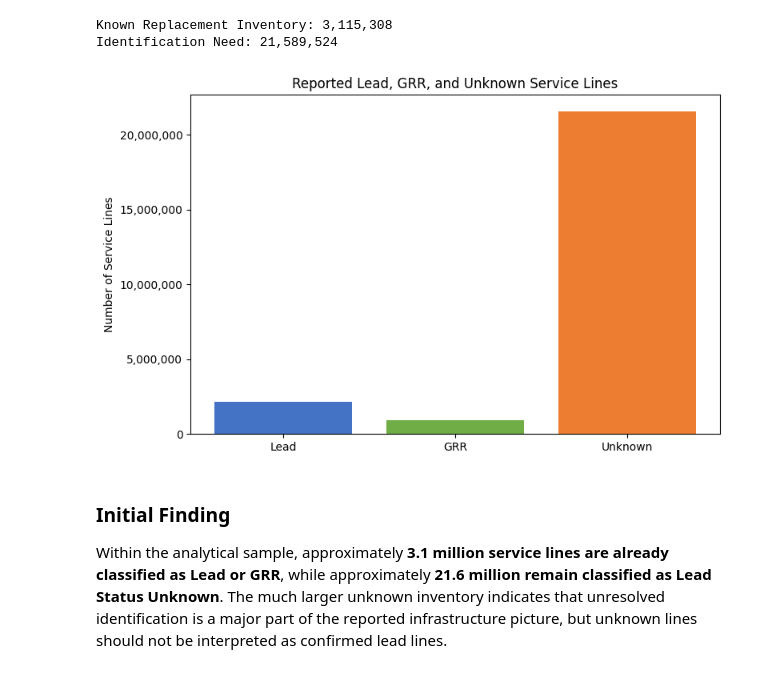
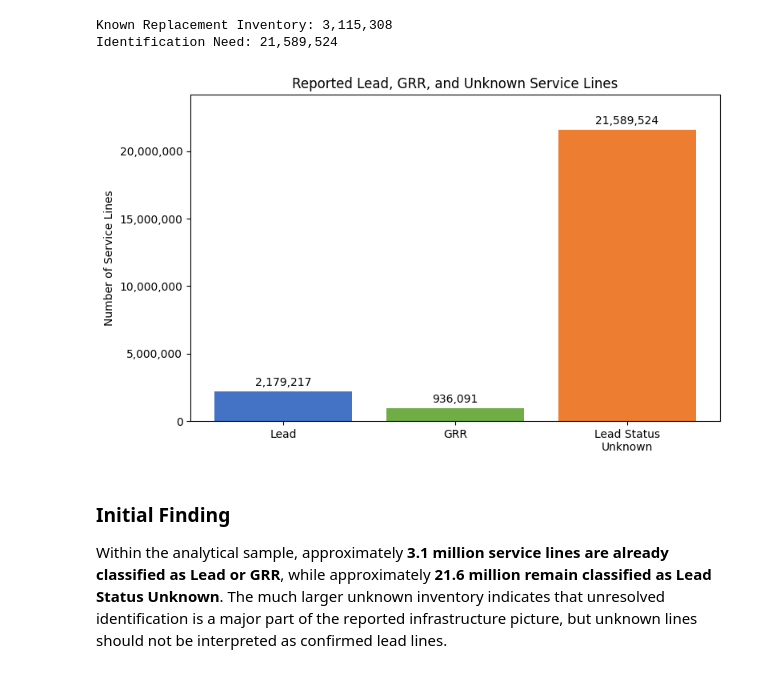
Before and after one commit to drat-git/xylem-lead-service-line-analysis, a Jupyter notebook: Lead_Service_Line_Analysis.ipynb, the cells around one changed output. Saved outputs shown, nothing was run; the diff lists cells and outputs as text; code cells hidden in the pictures.

```diff
--- a/Lead_Service_Line_Analysis.ipynb
+++ b/Lead_Service_Line_Analysis.ipynb
@@ -170,5 +170,7 @@ df = raw_df.copy()
 # %%
-df = df[df["PWS Type"] == "Community water system"].copy()
+df = raw_df[
+    raw_df["PWS Type"] == "Community water system"
+].copy()
 
 print(f"Community Water Systems: {len(df):,}")
 # %% [output]
@@ -225,8 +227,7 @@ numeric_columns = [
     "# Lead Service Lines",
     "# Lead Status Unknown Service Lines",
     "# Non-lead Service Lines",
-    "Total # Service Lines Reported",
-    "Population Served Count"
+    "Total # Service Lines Reported"
 ]
 
 for col in numeric_columns:
@@ -341,21 +341,34 @@ Identification Need: 21,589,524
 # %%
 fig, ax = plt.subplots(figsize=(8, 5))
 
-ax.bar(
-    national_totals["Category"],
+display_categories = ["Lead", "GRR", "Lead Status\nUnknown"]
+
+bars = ax.bar(
+    display_categories,
     national_totals["Service Lines"],
     color=["#4472C4", "#70AD47", "#ED7D31"]
+)
+
+ax.bar_label(
+    bars,
+    labels=[f"{value:,.0f}" for value in national_totals["Service Lines"]],
+    padding=3
+)
+
+ax.set_ylim(
+    0,
+    national_totals["Service Lines"].max() * 1.12
 )
 
 ax.set_title("Reported Lead, GRR, and Unknown Service Lines")
 ax.set_ylabel("Number of Service Lines")
 ax.yaxis.set_major_formatter(lambda value, _: f"{value:,.0f}")
 
 fig.tight_layout()
 fig.savefig("outputs/chart_1_inventory.png", dpi=300, bbox_inches="tight")
 plt.show()
 # %% [output]
-[figure, old version]
+[figure, new version]
 # %% [markdown]
 ### Initial Finding
 
```
Also changed, not shown: parts of 10 cells of this notebook, 3 other files.
